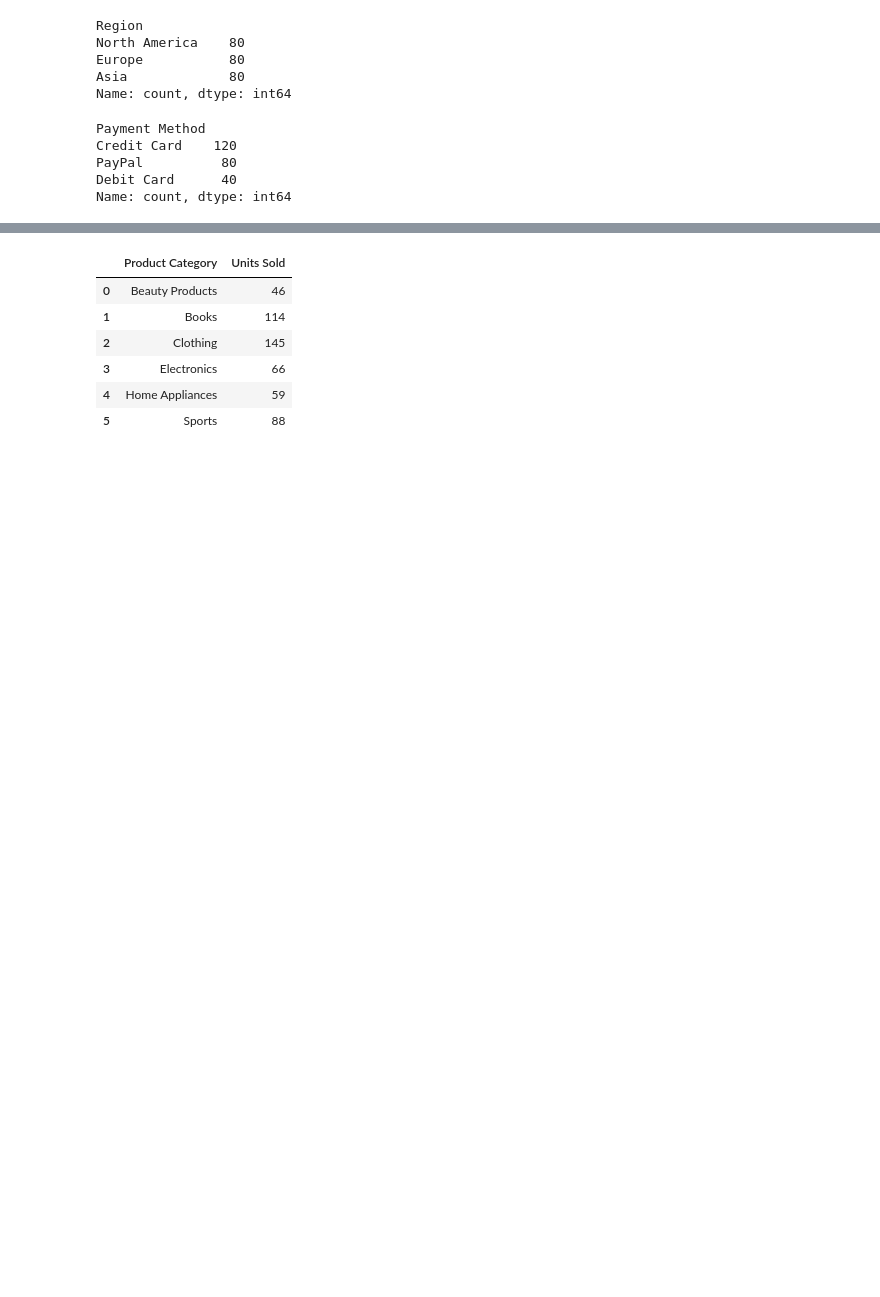
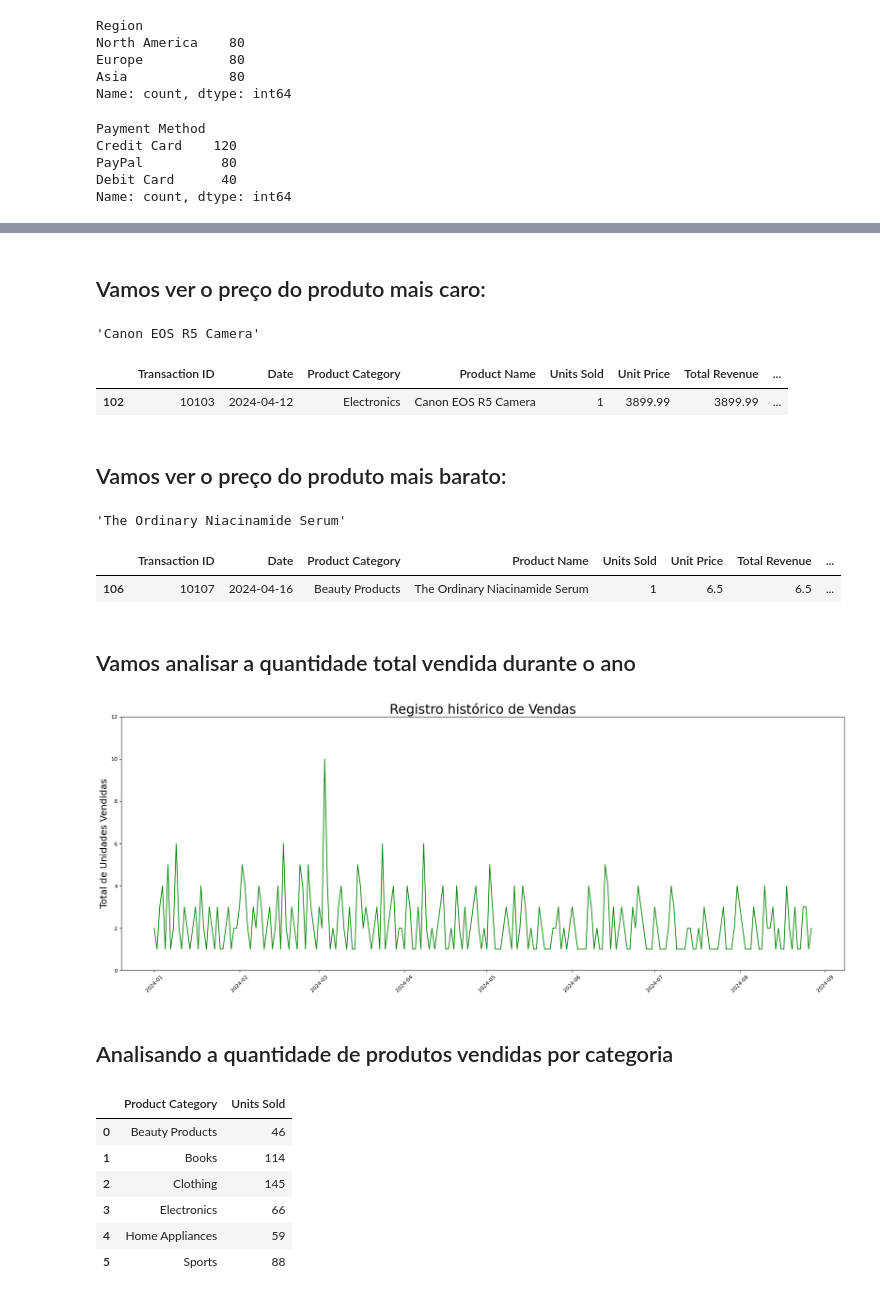
Before and after one commit to RichardHra2023/Projeto-Vendas-Online, a Jupyter notebook: Projeto Vendas Online.ipynb, the cells around one changed output, grey strips where cells are left out. Drawn from its saved outputs; the diff is of its cells as text; code cells hidden in the pictures; blank space fills up the shorter version.

Commit message:
Inclusão de graficos
Inclusão de gráficos no código para conhecer a base de dados.

```diff
--- a/Projeto Vendas Online.ipynb
+++ b/Projeto Vendas Online.ipynb
@@ -153,0 +158,2 @@ Name: count, dtype: int64
+# %%
+df['Date'] = pd.to_datetime(df['Date'])
@@ -153,0 +188,2 @@ Name: count, dtype: int64
+# %% [markdown]
+## Vamos ver o preço do produto mais caro:
@@ -153,0 +192,4 @@ Name: count, dtype: int64
+# %%
+prod_mais_caro
+# %% [output]
+'Canon EOS R5 Camera'
@@ -153,0 +198,7 @@ Name: count, dtype: int64
+# %%
+produto_mais_caro_df
+# %% [output]
+|  | Transaction ID | Date | Product Category | Product Name | Units Sold | Unit Price | Total Revenue | ... |
+| 102 | 10103 | 2024-04-12 | Electronics | Canon EOS R5 Camera | 1 | 3899.99 | 3899.99 | ... |
+# %% [markdown]
+## Vamos ver o preço do produto mais barato:
@@ -153,0 +207,4 @@ Name: count, dtype: int64
+# %%
+prod_mais_barato
+# %% [output]
+'The Ordinary Niacinamide Serum'
@@ -154,3 +213,27 @@ Name: count, dtype: int64
+# %%
+produto_mais_barato_df
+# %% [output]
+|  | Transaction ID | Date | Product Category | Product Name | Units Sold | Unit Price | Total Revenue | ... |
+| 106 | 10107 | 2024-04-16 | Beauty Products | The Ordinary Niacinamide Serum | 1 | 6.5 | 6.5 | ... |
+# %% [markdown]
+## Vamos analisar a quantidade total vendida durante o ano
+# %%
+# Criando o gráfico de linhas
+plt.figure(figsize=(20, 8))
+plt.plot(df['Date'], df['Units Sold'], color='green')
+
+# Configurando os rótulos e o título
+plt.xlabel('')
+plt.ylabel('Total de Unidades Vendidas', size = 18)
+plt.title('Registro histórico de Vendas', size = 25)
+plt.xticks(rotation=45)
+plt.ylim(0, 12)
+plt.tight_layout()
+plt.show()
+# %% [output]
+[figure, added]
+# %% [markdown]
+## Analisando a quantidade de produtos vendidas por categoria
 # %%
 total_vendido_por_categoria = df.groupby('Product Category')['Units Sold'].sum().reset_index()
 # %%
```
Also changed, not shown: parts of 17 cells of this notebook.
